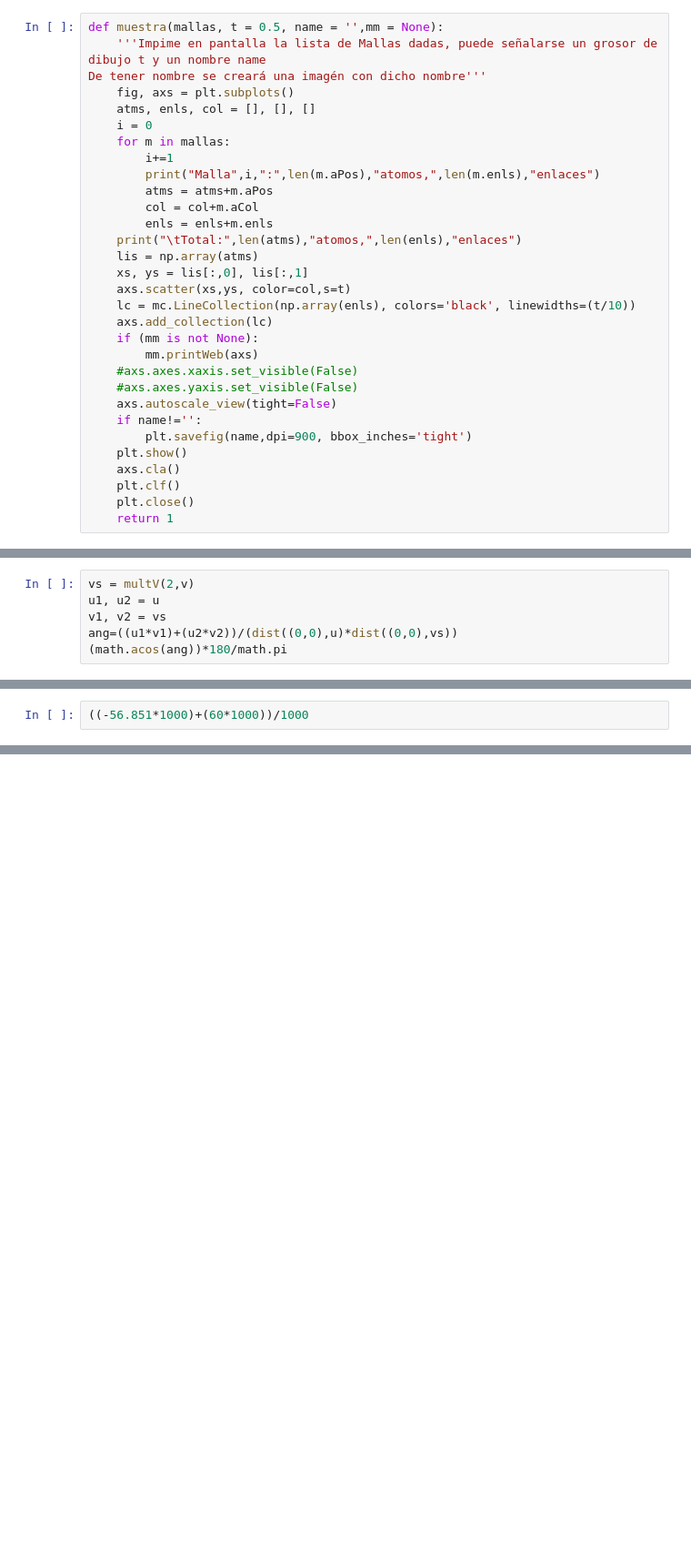
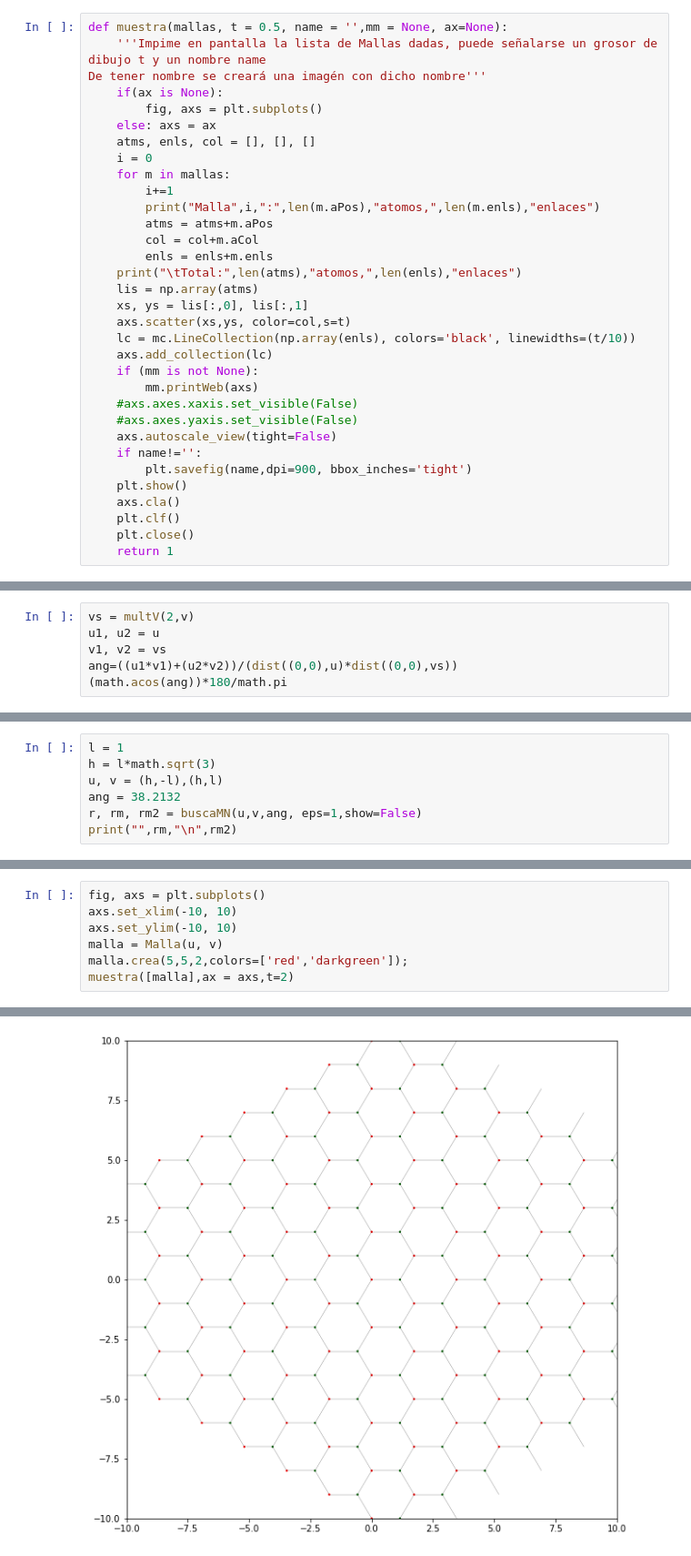
Before and after one commit to OssielAg/SS, a Jupyter notebook: 3ra/Mallas2-2.ipynb, the cells around one changed output, grey strips where cells are left out. Shown: that part at 91% size. Drawn from its saved outputs; the diff is of its cells as text; blank space fills up the shorter version.

```diff
--- a/3ra/Mallas2-2.ipynb
+++ b/3ra/Mallas2-2.ipynb
@@ -141,10 +141,12 @@ Si la variable nAtms es 2 entonces se forma una estructura de exagonal.'''
         self.creaNM(n,m)
         self.creaAtomos(nAtms, colors)
 # %%
-def muestra(mallas, t = 0.5, name = '',mm = None):
+def muestra(mallas, t = 0.5, name = '',mm = None, ax=None):
     '''Impime en pantalla la lista de Mallas dadas, puede señalarse un grosor de dibujo t y un nombre name
 De tener nombre se creará una imagén con dicho nombre'''
-    fig, axs = plt.subplots()
+    if(ax is None):
+        fig, axs = plt.subplots()
+    else: axs = ax
     atms, enls, col = [], [], []
     i = 0
     for m in mallas:
@@ -391,3 +450,8 @@ Rotación optima para (m,n)= (10, 11) : -56.85
 # %%
-((-56.851*1000)+(60*1000))/1000
+l = 1
+h = l*math.sqrt(3)
+u, v = (h,-l),(h,l)
+ang = 38.2132
+r, rm, rm2 = buscaMN(u,v,ang, eps=1,show=False)
+print("",rm,"\n",rm2)
 # %% [output]
@@ -398,0 +485,8 @@ Rotación optima para (m,n)= (10, 11) : -56.85
+# %%
+fig, axs = plt.subplots()
+axs.set_xlim(-10, 10)
+axs.set_ylim(-10, 10)
+malla = Malla(u, v)
+malla.crea(5,5,2,colors=['red','darkgreen']);
+muestra([malla],ax = axs,t=2)
+# %% [output]
@@ -398,0 +495 @@ Rotación optima para (m,n)= (10, 11) : -56.85
+[figure, added]
```
Also changed, not shown: parts of 8 cells of this notebook, 1 other file.
